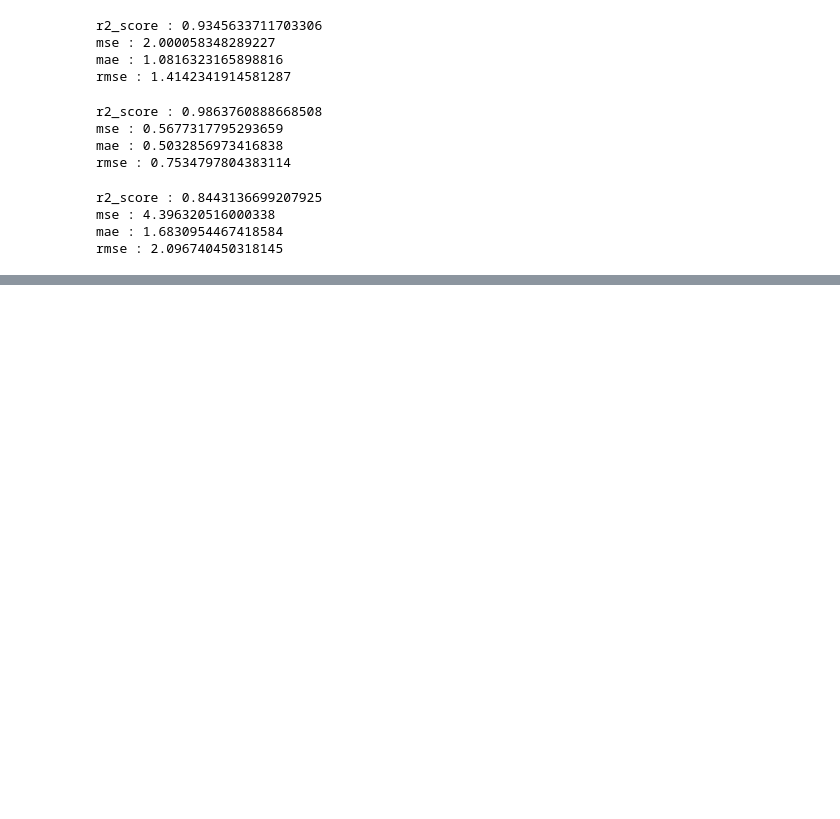
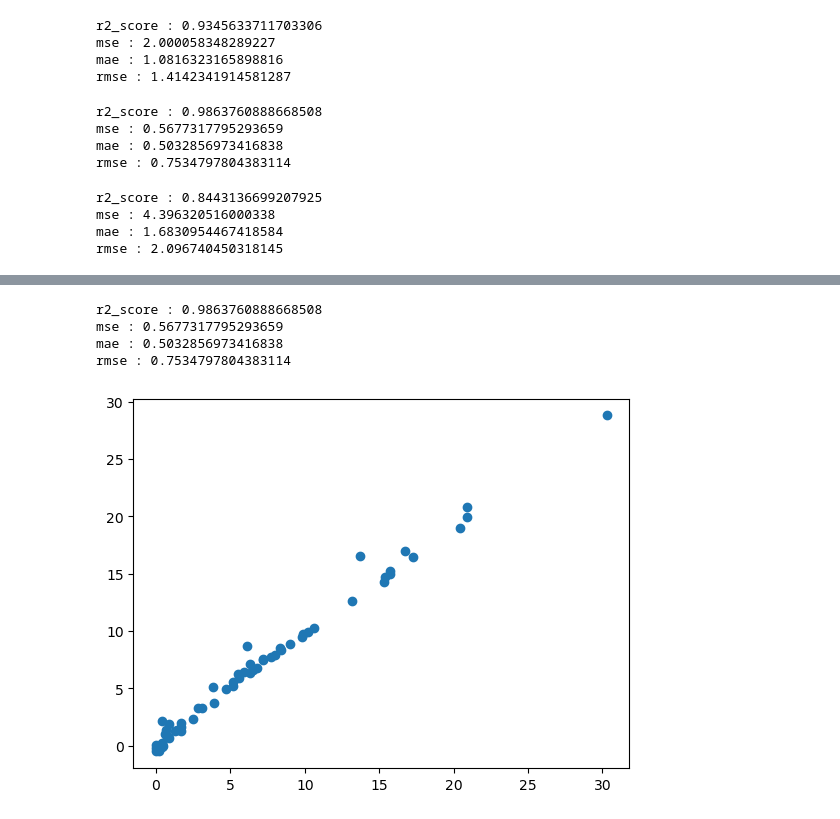
Before and after one commit to harry18-collab/Machine-Learning-, a Jupyter notebook: Ridge_regression/Model_training.ipynb, the cells around one changed output, grey strips where cells are left out. Saved outputs shown, nothing was run; the diff lists cells and outputs as text; code cells hidden in the pictures; blank space fills up the shorter version.

```diff
--- a/Ridge_regression/Model_training.ipynb
+++ b/Ridge_regression/Model_training.ipynb
@@ -208,0 +255,23 @@ rmse : 2.096740450318145
+# %%
+#Elaticnet cross validation
+from sklearn.linear_model import ElasticNetCV
+elasticcv=ElasticNetCV(cv=5)
+elasticcv.fit(x_train_scaled,y_train)
+y_pred_elasticcv=ridgecv.predict(x_test_scaled)
+plt.scatter(y_test,y_pred_elasticcv)
+#evaluation metrics
+score=r2_score(y_pred_elasticcv,y_test)
+mse=mean_squared_error(y_test,y_pred_elasticcv)
+mae=mean_absolute_error(y_test,y_pred_elasticcv)
+rmse=np.sqrt(mse)
+print(f'r2_score : {score}')
+print(f'mse : {mse}')
+print(f'mae : {mae}')
+print(f'rmse : {rmse}')
+plt.show()
+# %% [output]
+r2_score : 0.9863760888668508
+mse : 0.5677317795293659
+mae : 0.5032856973416838
+rmse : 0.7534797804383114
+[figure, added]
```
Also changed, not shown: parts of 2 cells of this notebook.
